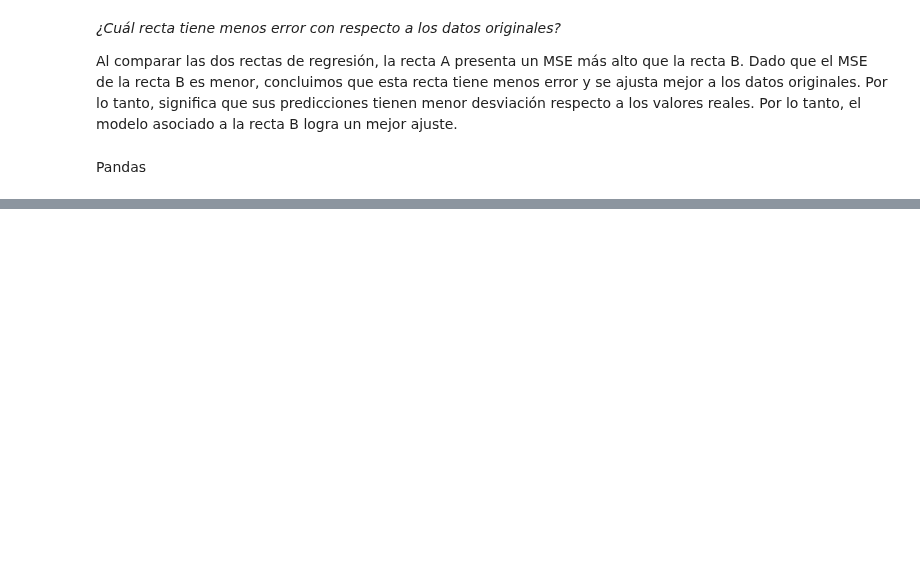
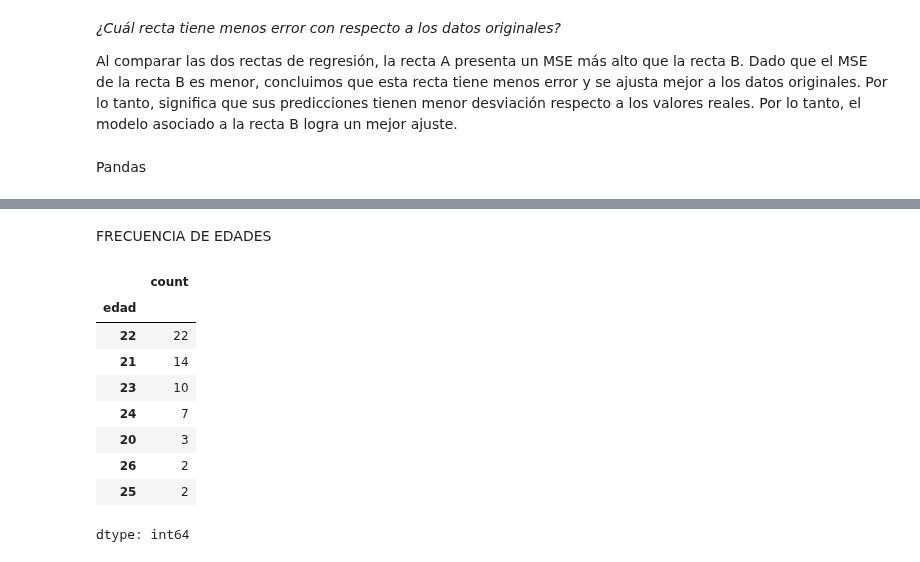
Before and after one commit to Ivon110/Mineria-de-Datos, a Jupyter notebook: mineriacolab1.ipynb, the cells around one changed output, grey strips where cells are left out. Cells and saved outputs as stored; diff of their text form; code cells hidden in the pictures; blank space fills up the shorter version.

```diff
--- a/mineriacolab1.ipynb
+++ b/mineriacolab1.ipynb
@@ -904 +1085,18 @@ df_edad.describe()
+# %% [markdown]
+FRECUENCIA DE EDADES
+# %%
+df_edad = df_edad.rename(columns={'¿Cuántos años cumplidos tienes?': 'edad'})
+#FRECUENCIA DE LAS EDADES
+df_edad['edad'].value_counts()
+# %% [output]
+|  | count |
+| edad |  |
+| 22 | 22 |
+| 21 | 14 |
+| 23 | 10 |
+| 24 | 7 |
+| 20 | 3 |
+| 26 | 2 |
+| 25 | 2 |
+dtype: int64
 # %%
```
Also changed, not shown: parts of 44 cells of this notebook.
